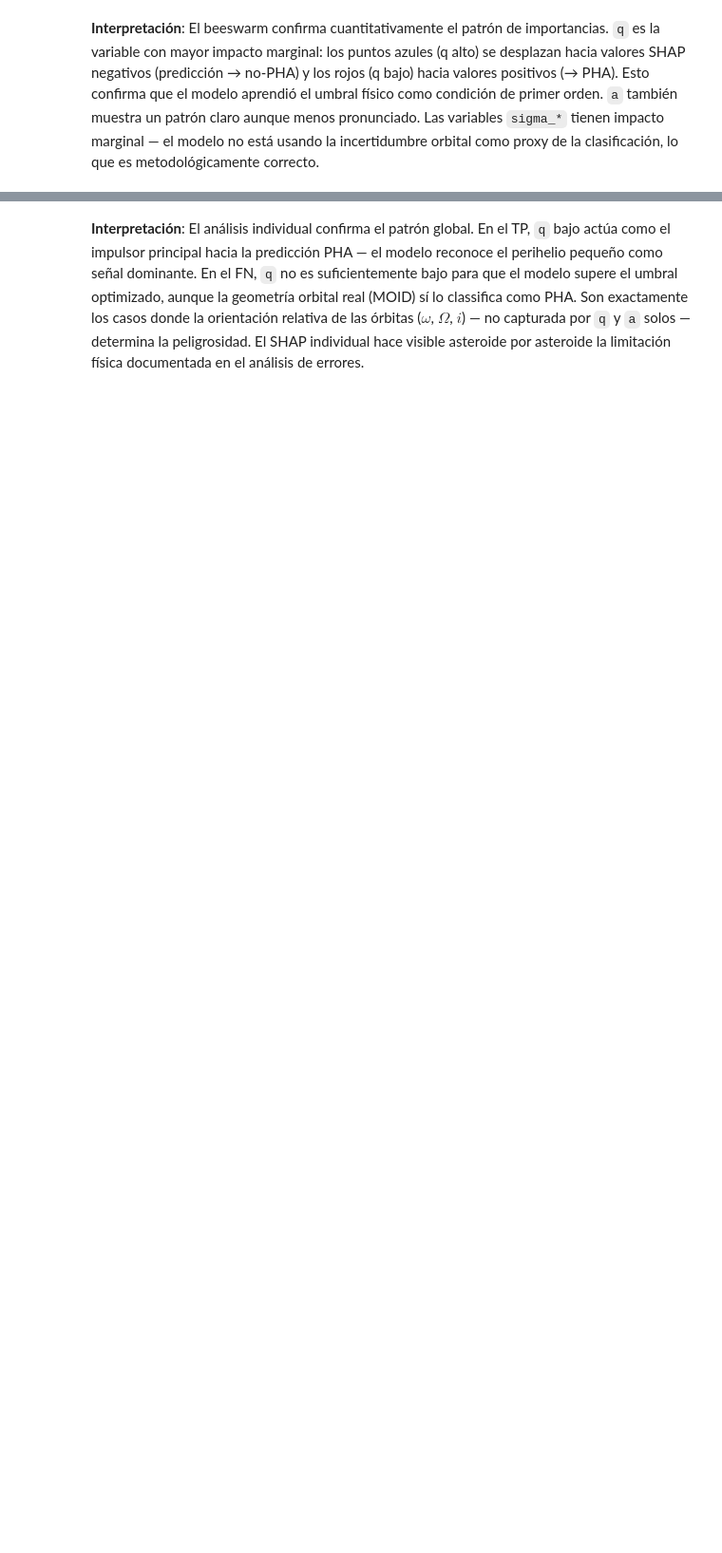
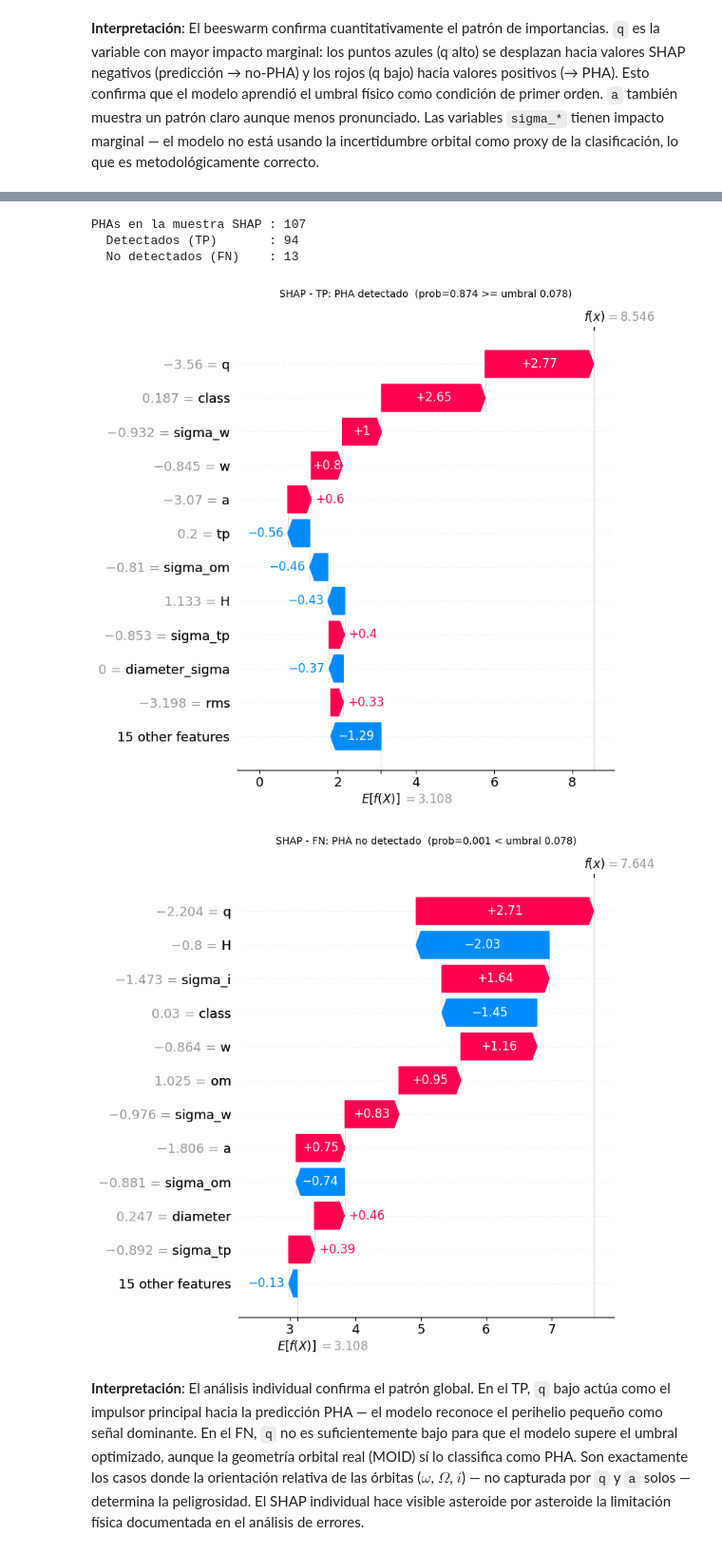
Before and after one commit to MattZG/Asteroid_Classification, a Jupyter notebook: 03_Notebooks/01_Desarrollo/06_Analisis_de_resultados.ipynb, the cells around one changed output, grey strips where cells are left out. Shown at 95% size. Drawn from its saved outputs; the diff is of its cells as text; code cells hidden in the pictures; blank space fills up the shorter version.

Commit message:
Analisis terminado

```diff
--- a/03_Notebooks/01_Desarrollo/06_Analisis_de_resultados.ipynb
+++ b/03_Notebooks/01_Desarrollo/06_Analisis_de_resultados.ipynb
@@ -1007,19 +1008,13 @@ El análisis tiene dos niveles:
 - **Global (beeswarm)**: distribución del impacto SHAP sobre toda la muestra — confirma qué variables impulsan las predicciones de forma sistemática.
 - **Individual (waterfall)**: explicación para un TP y un FN específicos — visibiliza por qué el modelo detecta un PHA y por qué falla en otro.
 # %%
-import shap
+# modelo_b es un XGBClassifier directamente — X_nomoid ya está escalado y codificado
+clf_b         = modelo_b
+X_transformed = X_nomoid.values
+feature_names = X_nomoid.columns.tolist()
 
-# Inspeccionar pasos del pipeline
-steps_b = list(modelo_b.steps)
-print('Pasos del pipeline Exp B:')
-for name, est in steps_b:
-    print(f'  {name}: {type(est).__name__}')
-
-clf_b = steps_b[-1][1]
-
-# Transformar X con todos los pasos previos al estimador final
-X_transformed = modelo_b[:-1].transform(X_nomoid) if len(steps_b) > 1 else X_nomoid.values
-feature_names  = X_nomoid.columns.tolist()
+print(f'Tipo de modelo_b : {type(clf_b).__name__}')
+print(f'X_transformed    : {X_transformed.shape}')
 
 # Muestra estratificada: todos los PHAs + 500 no-PHAs aleatorios
 np.random.seed(42)
@@ -1058,33 +1059,44 @@ plt.show()
 
 Se compara la explicación SHAP de un PHA correctamente detectado (TP) contra un PHA no detectado (FN). El waterfall plot descompone la predicción feature por feature: valores positivos (rojo) empujan hacia PHA, valores negativos (azul) empujan hacia no-PHA. El punto de partida es el valor esperado del modelo (`E[f(x)]`); el punto final es la predicción individual (`f(x)`).
 # %%
-proba_shap = clf_b.predict_proba(X_shap)[:, 1]
+# Usar probabilidades out-of-fold para consistencia con el resto del analisis.
+# clf_b.predict_proba() opera sobre datos de entrenamiento (memoriza -> 0 FNs).
+# y_proba_b[idx_sample] son las probabilidades holdout que generaron los 13 FN reales.
+proba_shap = y_proba_b[idx_sample]
 pred_shap  = (proba_shap >= umbral_opt).astype(int)
 
 tp_idx = np.where((y_shap == 1) & (pred_shap == 1))[0]
 fn_idx = np.where((y_shap == 1) & (pred_shap == 0))[0]
 
-print(f'PHAs en la muestra SHAP : {y_shap.sum()}')
-print(f'  Detectados (TP)       : {len(tp_idx)}')
-print(f'  No detectados (FN)    : {len(fn_idx)}')
+print(f"PHAs en la muestra SHAP : {y_shap.sum()}")
+print(f"  Detectados (TP)       : {len(tp_idx)}")
+print(f"  No detectados (FN)    : {len(fn_idx)}")
 
 if len(tp_idx) > 0:
     i_tp = int(tp_idx[0])
     shap.plots.waterfall(explanation[i_tp], max_display=12, show=False)
-    plt.title(f'SHAP — TP: PHA detectado  (prob={proba_shap[i_tp]:.3f} ≥ umbral {umbral_opt:.3f})',
+    plt.title(f"SHAP - TP: PHA detectado  (prob={proba_shap[i_tp]:.3f} >= umbral {umbral_opt:.3f})",
               fontsize=10, pad=12)
     plt.tight_layout()
-    plt.savefig(resultados_dir / 'shap_waterfall_TP.png', dpi=150, bbox_inches='tight')
+    plt.savefig(resultados_dir / "shap_waterfall_TP.png", dpi=150, bbox_inches="tight")
     plt.show()
 
 if len(fn_idx) > 0:
     i_fn = int(fn_idx[0])
     shap.plots.waterfall(explanation[i_fn], max_display=12, show=False)
-    plt.title(f'SHAP — FN: PHA no detectado  (prob={proba_shap[i_fn]:.3f} < umbral {umbral_opt:.3f})',
+    plt.title(f"SHAP - FN: PHA no detectado  (prob={proba_shap[i_fn]:.3f} < umbral {umbral_opt:.3f})",
               fontsize=10, pad=12)
     plt.tight_layout()
-    plt.savefig(resultados_dir / 'shap_waterfall_FN.png', dpi=150, bbox_inches='tight')
+    plt.savefig(resultados_dir / "shap_waterfall_FN.png", dpi=150, bbox_inches="tight")
     plt.show()
+else:
+    print("Nota: no hay FN en la muestra SHAP con este umbral.")
+# %% [output]
+PHAs en la muestra SHAP : 107
+  Detectados (TP)       : 94
+  No detectados (FN)    : 13
+[figure, added]
+[figure, added]
 # %% [markdown]
 **Interpretación**: El análisis individual confirma el patrón global. En el TP, `q` bajo actúa como el impulsor principal hacia la predicción PHA — el modelo reconoce el perihelio pequeño como señal dominante. En el FN, `q` no es suficientemente bajo para que el modelo supere el umbral optimizado, aunque la geometría orbital real (MOID) sí lo classifica como PHA. Son exactamente los casos donde la orientación relativa de las órbitas ($\omega$, $\Omega$, $i$) — no capturada por `q` y `a` solos — determina la peligrosidad. El SHAP individual hace visible asteroide por asteroide la limitación física documentada en el análisis de errores.
 # %% [markdown]
```
Also changed, not shown: parts of 31 cells of this notebook.
